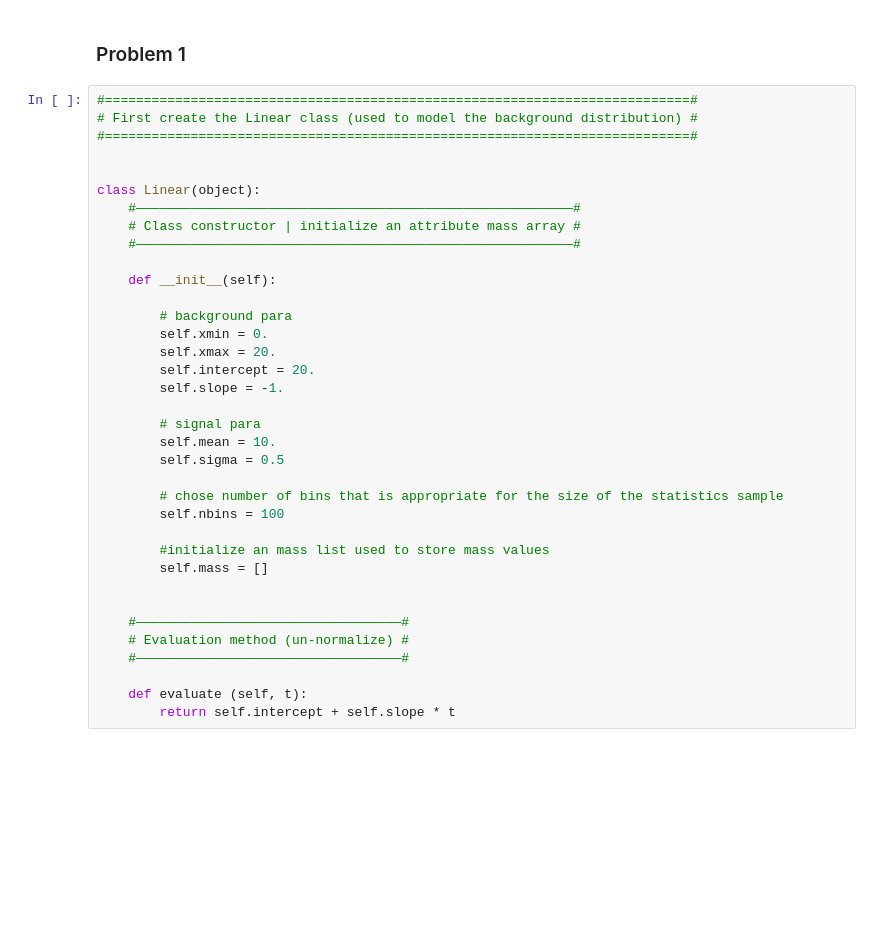
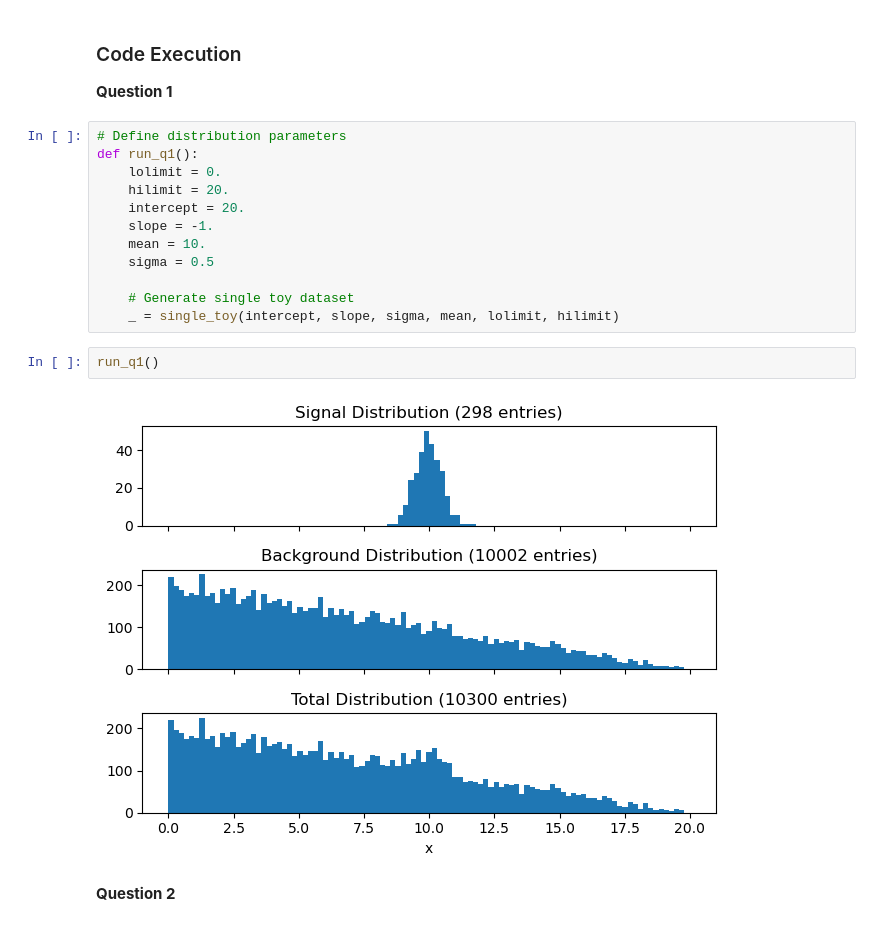
Before and after one commit to wly-wang/DAML23-24, a Jupyter notebook: Wk8/wk8_cp4_s2106059.ipynb, the cells around one changed output. Cells and saved outputs as stored; diff of their text form; blank space fills up the shorter version.

```diff
--- a/Wk8/wk8_cp4_s2106059.ipynb
+++ b/Wk8/wk8_cp4_s2106059.ipynb
@@ -13,38 +258,22 @@ import matplotlib.pyplot as plt
 # %% [markdown]
-### Problem 1
+### Code Execution
+
+**Question 1**
-# %%
-#===========================================================================#
-# First create the Linear class (used to model the background distribution) #
-#===========================================================================#
-
-
-class Linear(object):
-    #————————————————————————————————————————————————————————#
-    # Class constructor | initialize an attribute mass array #
-    #————————————————————————————————————————————————————————#
-
-    def __init__(self):
-
-        # background para
-        self.xmin = 0.
-        self.xmax = 20.
-        self.intercept = 20.
-        self.slope = -1.
-
-        # signal para
-        self.mean = 10.
-        self.sigma = 0.5
-
-        # chose number of bins that is appropriate for the size of the statistics sample
-        self.nbins = 100
-
-        #initialize an mass list used to store mass values
-        self.mass = []
-
-
-    #——————————————————————————————————#
-    # Evaluation method (un-normalize) #
-    #——————————————————————————————————#
-
-    def evaluate (self, t):
-        return self.intercept + self.slope * t
+# %%
+# Define distribution parameters
+def run_q1():
+    lolimit = 0.
+    hilimit = 20.
+    intercept = 20.
+    slope = -1.
+    mean = 10.
+    sigma = 0.5
+
+    # Generate single toy dataset
+    _ = single_toy(intercept, slope, sigma, mean, lolimit, hilimit)
+# %%
+run_q1()
+# %% [output]
+[figure, added]
+# %% [markdown]
+**Question 2**
```
Also changed, not shown: parts of 17 cells of this notebook, 1 other file.
